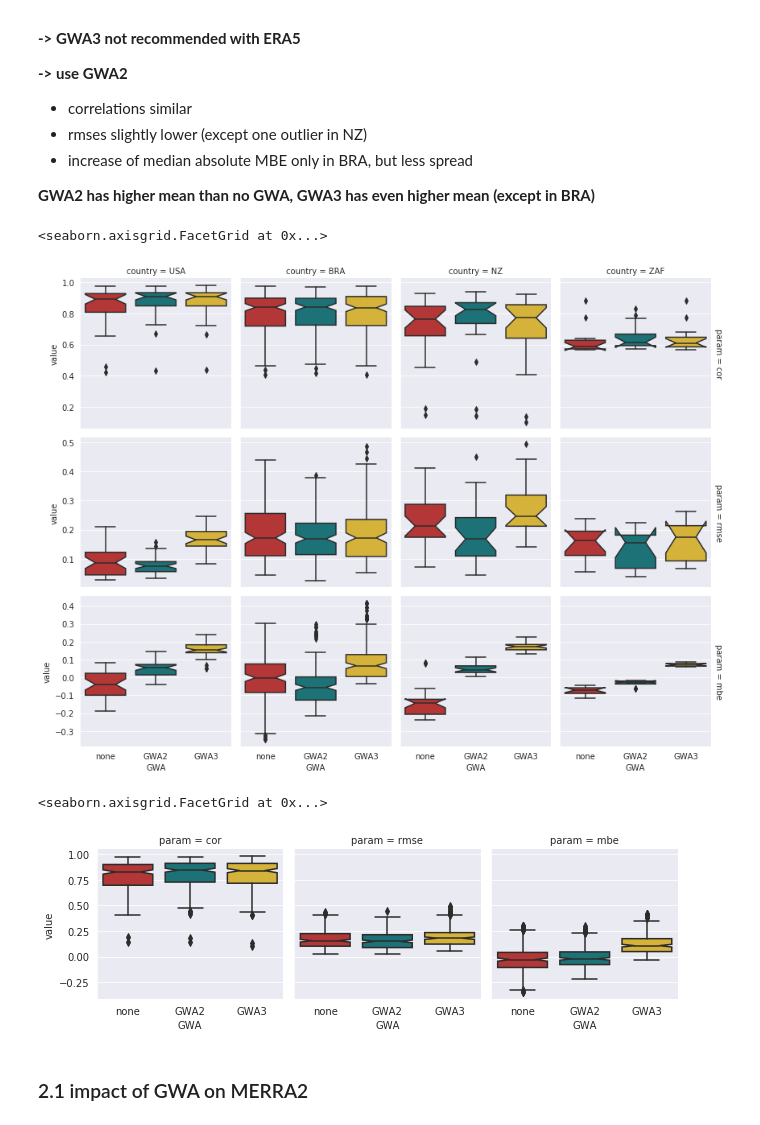
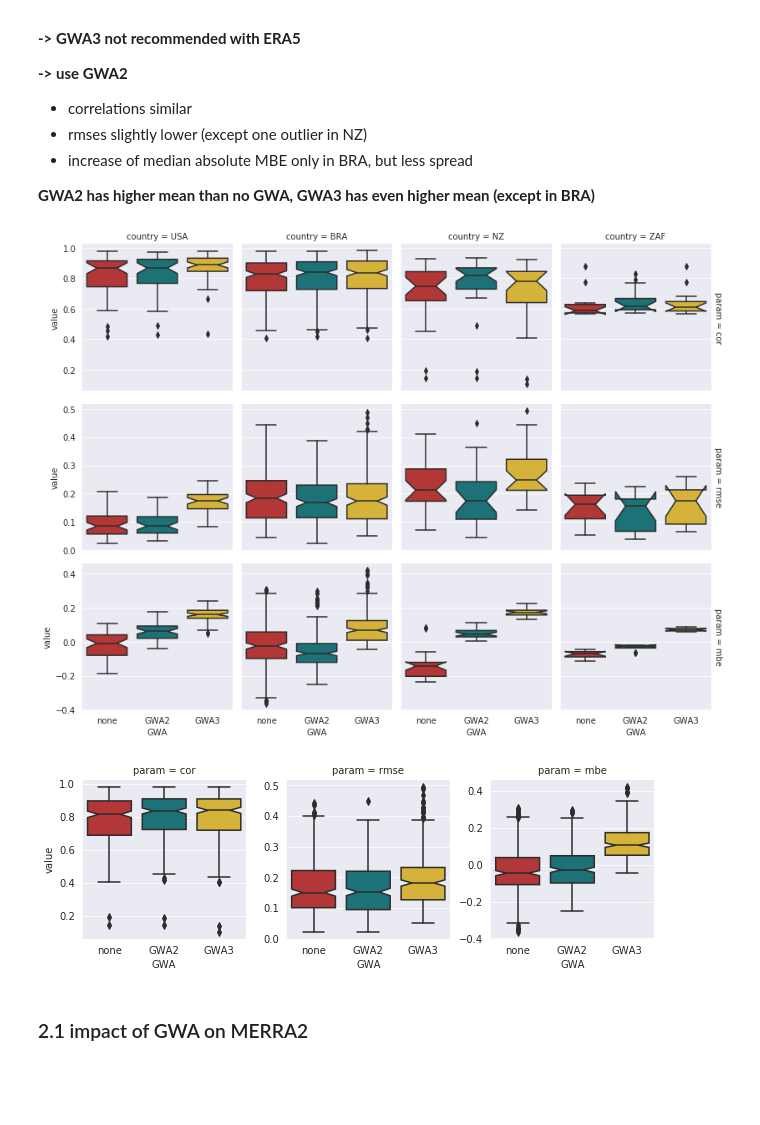
Before and after one commit to KatharinaGruber/windpower_GWA, a Jupyter notebook: story.ipynb, the cells around one changed output. Saved outputs shown, nothing was run; the diff lists cells and outputs as text; code cells hidden in the pictures; blank space fills up the shorter version.

```diff
--- a/story.ipynb
+++ b/story.ipynb
@@ -8,13 +9,10 @@ sns.set_style("darkgrid")
 from paths import results_path
 # %%
 results = pd.read_pickle(results_path + '/results_merged.pkl')
-# %%
-results['systemsize2'] = pd.cut(results.systemsize,
-                                pd.IntervalIndex.from_tuples([(0,0.1),(0.1,0.2), (0.2,0.3), (0.3,0.4), (0.4,0.5), (0.5,1)]))
 # %%
-results_nnss = pd.read_pickle(results_path + '/results_merged_nonormSyssize.pkl')
-results_nnss['systemsize2'] = pd.cut(results_nnss.systemsize,
-                                pd.IntervalIndex.from_tuples([(0,10),(10,20),(20,30),(30,40),(40,50),(50,100),(100,150),(150,200),(200,1200)]))
+results['systemsize3'] = pd.cut(results.systemsize,
+                                    pd.IntervalIndex.from_tuples([(0,3),(3,10),(10,20),(20,30),(30,40),(40,50),(50,100),(
+                                        100,150),(150,200),(200,1200)]))
 # %% [markdown]
 # 1. MERRA vs. ERA
 # %% [markdown]
@@ -94,19 +110,21 @@ sns.catplot(x = 'GWA', y = 'value', col='country',row='param',
             height=3, aspect=1,
             data=res, margin_titles=True, sharey='row', notch = True
            )#.set_axis_labels("dataset", "parameter")#.set_xticklabels(rotation=20)
+plt.subplots_adjust(bottom=0.1,left=0.1)
+plt.savefig(results_path + '/plots/ERA5_GWA.png')
 # %% [output]
-<seaborn.axisgrid.FacetGrid at 0x...>
-[figure, old version]
+[figure, new version]
 # %%
 res = results[(results.param!='avg')&(results.dataset=='ERA5')]
 sns.catplot(x = 'GWA', y = 'value',col='param',
               kind='box',#hue='dataset',
             height=3, aspect=1,
-            data=res, margin_titles=True, sharey='row', notch = True
+            data=res, margin_titles=True, sharey=False, notch = True
            )#.set_axis_labels("dataset", "parameter")#.set_xticklabels(rotation=20)
+plt.subplots_adjust(bottom=0.15,left=0.1)
+plt.savefig(results_path + '/plots/ERA5_GWA_all.png')
 # %% [output]
-<seaborn.axisgrid.FacetGrid at 0x...>
-[figure, old version]
+[figure, new version]
 # %%
 sns.catplot(x = 'GWA', y = 'value', col='country',
               kind='box',height=3, aspect=1,
```
Also changed, not shown: parts of 27 cells of this notebook.
